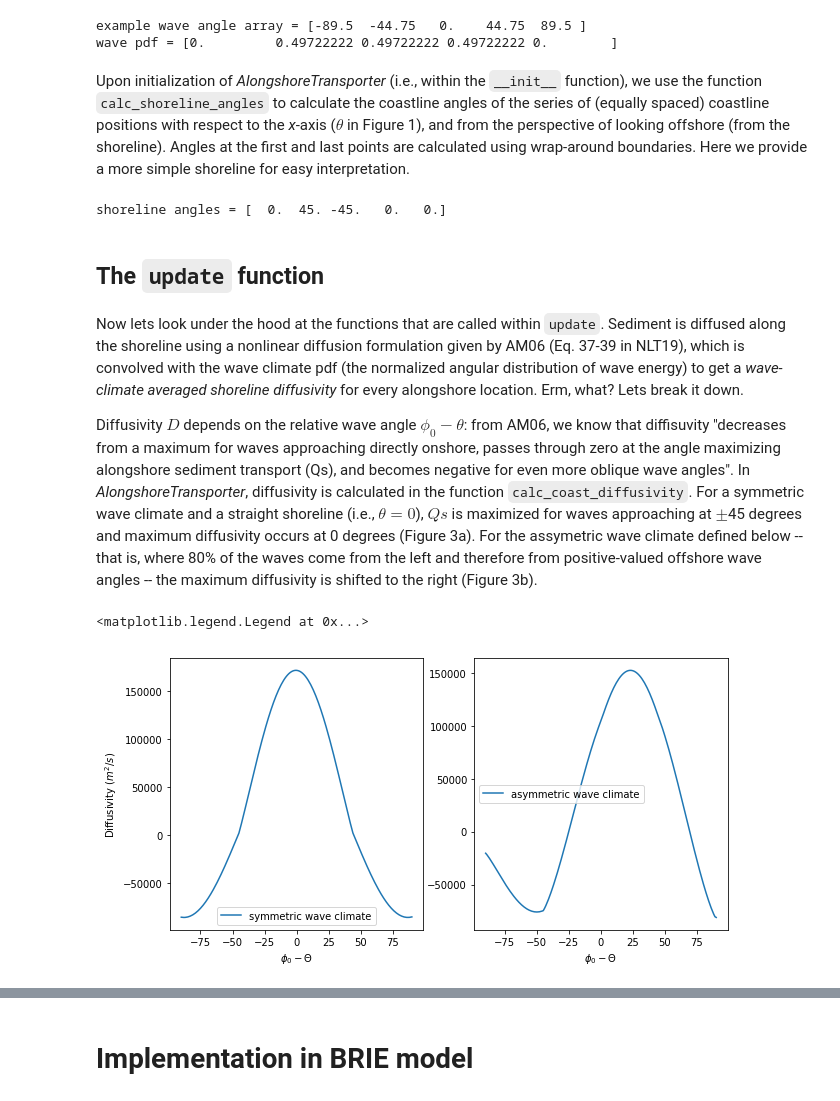
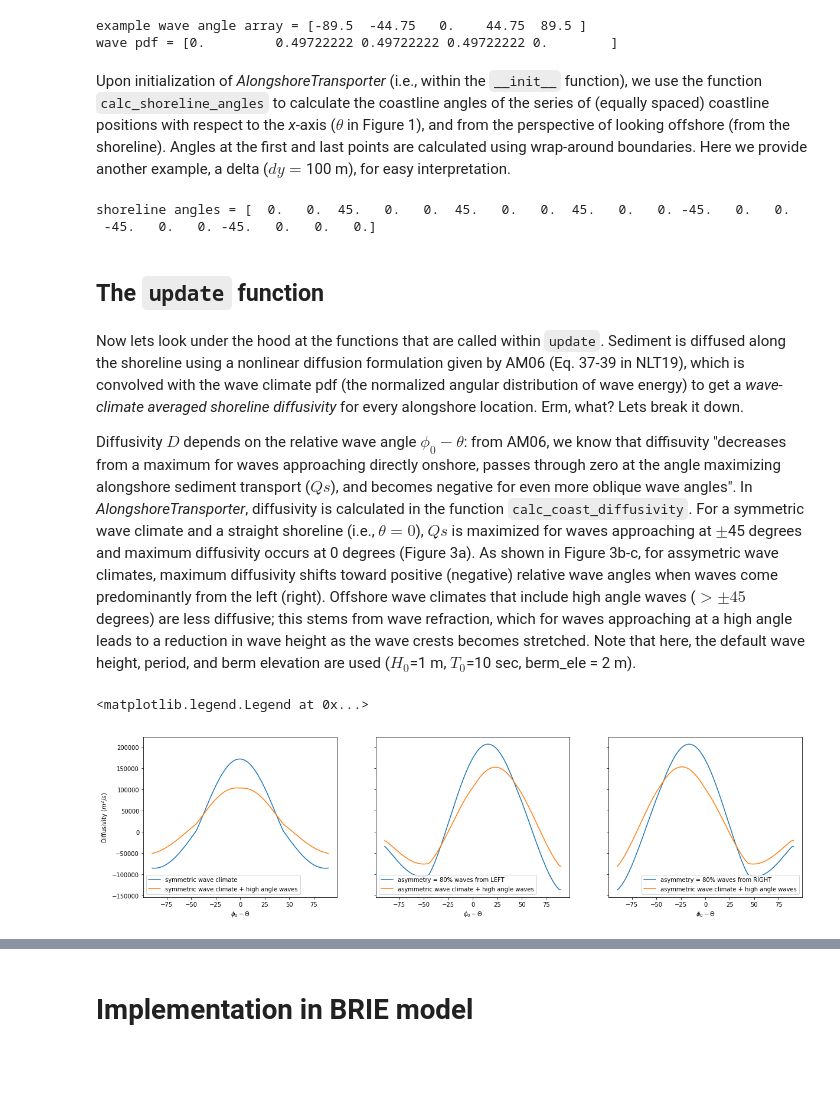
Before and after one commit to UNC-CECL/brie, a Jupyter notebook: notebooks/AlongshoreTransporter.ipynb, the cells around one changed output, grey strips where cells are left out. Saved outputs shown, nothing was run; the diff lists cells and outputs as text; code cells hidden in the pictures; blank space fills up the shorter version.

```diff
--- a/notebooks/AlongshoreTransporter.ipynb
+++ b/notebooks/AlongshoreTransporter.ipynb
@@ -59,53 +58,53 @@ print('wave pdf =', waves.pdf(np.deg2rad(angle_array)) * np.deg2rad(step))
 example wave angle array = [-89.5  -44.75   0.    44.75  89.5 ]
 wave pdf = [0.         0.49722222 0.49722222 0.49722222 0.        ]
 # %% [markdown]
-Upon initialization of *AlongshoreTransporter* (i.e., within the `__init__` function), we use the function `calc_shoreline_angles` to calculate the coastline angles of the series of (equally spaced) coastline positions with respect to the *x*-axis ($\theta$ in Figure 1), and from the perspective of looking offshore (from the shoreline). Angles at the first and last points are calculated using wrap-around boundaries. Here we provide a more simple shoreline for easy interpretation.
+Upon initialization of *AlongshoreTransporter* (i.e., within the `__init__` function), we use the function `calc_shoreline_angles` to calculate the coastline angles of the series of (equally spaced) coastline positions with respect to the *x*-axis ($\theta$ in Figure 1), and from the perspective of looking offshore (from the shoreline). Angles at the first and last points are calculated using wrap-around boundaries. Here we provide another example, a delta ($dy=$100 m), for easy interpretation.
 # %%
 # calculate shoreline angles
-shoreline_x = [0, 0, 1, 0, 0]  # shoreline array
-dy = 1  # m
+shoreline_x = [0, 0, 0, 100, 100, 100, 200, 200, 200, 300, 300, 300, 200, 200, 200, 100, 100, 100, 0, 0, 0]
+dy = 100  # m
 shoreline_angles = calc_shoreline_angles(shoreline_x, spacing=dy)
 print('shoreline angles =', np.rad2deg(shoreline_angles))
 # %% [output]
-shoreline angles = [  0.  45. -45.   0.   0.]
+shoreline angles = [  0.   0.  45.   0.   0.  45.   0.   0.  45.   0.   0. -45.   0.   0.
+ -45.   0.   0. -45.   0.   0.   0.]
 # %% [markdown]
 ## The `update` function
 # %% [markdown]
 Now lets look under the hood at the functions that are called within `update`. Sediment is diffused along the shoreline using a nonlinear diffusion formulation given by AM06 (Eq. 37-39 in NLT19), which is convolved with the wave climate pdf (the normalized angular distribution of wave energy) to get a *wave-climate averaged shoreline diffusivity* for every alongshore location. Erm, what? Lets break it down.
 
-Diffusivity $D$ depends on the relative wave angle $\phi_0-\theta$: from AM06, we know that diffisuvity "decreases from a maximum for waves approaching directly onshore, passes through zero at the angle maximizing alongshore sediment transport (Qs), and becomes negative for even more oblique wave angles". In *AlongshoreTransporter*, diffusivity is calculated in the function `calc_coast_diffusivity`. For a symmetric wave climate and a straight shoreline (i.e., $\theta=0$), $Qs$ is maximized for waves approaching at $\pm$45 degrees and maximum diffusivity occurs at 0 degrees (Figure 3a). For the assymetric wave climate defined below -- that is, where 80% of the waves come from the left and therefore from positive-valued offshore wave angles -- the maximum diffusivity is shifted to the right (Figure 3b).
+Diffusivity $D$ depends on the relative wave angle $\phi_0-\theta$: from AM06, we know that diffisuvity "decreases from a maximum for waves approaching directly onshore, passes through zero at the angle maximizing alongshore sediment transport ($Qs$), and becomes negative for even more oblique wave angles". In *AlongshoreTransporter*, diffusivity is calculated in the function `calc_coast_diffusivity`. For a symmetric wave climate and a straight shoreline (i.e., $\theta=0$), $Qs$ is maximized for waves approaching at $\pm$45 degrees and maximum diffusivity occurs at 0 degrees (Figure 3a). As shown in Figure 3b-c, for assymetric wave climates, maximum diffusivity shifts toward positive (negative) relative wave angles when waves come predominantly from the left (right). Offshore wave climates that include high angle waves ($>\pm 45$ degrees) are less diffusive; this stems from wave refraction, which for waves approaching at a high angle leads to a reduction in wave height as the wave crests becomes stretched. Note that here, the default wave height, period, and berm elevation are used ($H_0$=1 m, $T_0$=10 sec, berm_ele = 2 m).
-# %%
-# symmetric wave climate
-n_bins = 181  # The number of bins used for the wave resolution: if 181, symmetrical about zero, spaced by 1 deg
-# waves_sym = WaveAngleGenerator(asymmetry=0.5, high_fraction=0)
-waves_sym = ashton(a=0.5, h=0, loc=-np.pi/2, scale=np.pi)
-coast_diff_sym, coast_diff_phi0_theta = calc_coast_diffusivity(
-    waves_sym.pdf, shoreline_angles, wave_height=1.0, wave_period=10.0, berm_ele=2.0, n_bins=n_bins
-)
-
-# plot diffusivity as a function of relative wave angle
-plt.figure(figsize=(10,5))
-plt.subplot(1, 2, 1)
-# rel_wave_angles, step = np.linspace(-89.5, 89.5, 180, retstep=True)  # here, one degree of resolution per bin
-rel_wave_angles, step = np.linspace(-90, 90, n_bins, retstep=True)  # here, one degree of resolution per bin
-plt.plot(rel_wave_angles, coast_diff_phi0_theta)
-plt.xlabel('$\phi_0 - \Theta$')
-plt.ylabel('Diffusivity ($m^2/s$)')
-plt.legend(["symmetric wave climate"])
-
-# assymetric wave climate with some high angle waves (80% coming from the left)
-# waves_asym = WaveAngleGenerator(asymmetry=0.2, high_fraction=0.2)
-waves_asym = ashton(a=0.2, h=0.2, loc=-np.pi/2, scale=np.pi)
-coast_diff_asym, coast_diff_phi0_theta = calc_coast_diffusivity(
-    waves_asym.pdf, shoreline_angles, wave_height=1.0, wave_period=10.0, berm_ele=2.0, n_bins=n_bins
-)
-
-# plot diffusivity as a function of relative wave angle
-plt.subplot(1, 2, 2)
-plt.plot(rel_wave_angles, coast_diff_phi0_theta)
-plt.xlabel('$\phi_0 - \Theta$')
-plt.legend(['asymmetric wave climate'])
-# %% [output]
-<matplotlib.legend.Legend at 0x...>
-[figure, removed]
+# %%
+n_bins = 181  # The number of bins used for the wave resolution: if 181, symmetrical about zero, spaced by 1 deg
+rel_wave_angles, step = np.linspace(-90, 90, n_bins, retstep=True)  # here, one degree of resolution per bin
+fig, axs = plt.subplots(1, 3, figsize=(20, 5), sharey=True)
+
+for ax in axs.flat:
+    ax.set(xlabel='$\phi_0 - \Theta$')
+
+axs[0].set(ylabel='Diffusivity ($m^2/s$)')
+
+def plot_diffusivity(iAx, assymetry, highness):
+    wave_dist = ashton(a=assymetry, h=highness, loc=-np.pi/2, scale=np.pi)
+    coast_diff, coast_diff_phi0_theta = calc_coast_diffusivity(wave_dist.pdf, shoreline_angles, n_bins=n_bins)
+    axs[iAx].plot(rel_wave_angles, coast_diff_phi0_theta)  # plot diffusivity as a function of relative wave angle
+    return wave_dist, coast_diff, coast_diff_phi0_theta
+
+# symmetric wave climate
+waves_sym, coast_diff_sym, coast_diff_phi0_theta_sym = plot_diffusivity(iAx=0, assymetry=0.5, highness=0)
+waves_sym_high, coast_diff_sym_high, coast_diff_phi0_theta_sym_high = plot_diffusivity(iAx=0, assymetry=0.5, highness=0.2)
+axs[0].legend(["symmetric wave climate", "symmetric wave climate + high angle waves"])
+
+# asymmetric wave climate (80% coming from the LEFT)
+waves_asym_left, coast_diff_asym_left, coast_diff_phi0_theta_asym_left = plot_diffusivity(iAx=1, assymetry=0.2, highness=0)
+waves_asym_high_left, coast_diff_asym_high_left, coast_diff_phi0_theta_asym_high_left = plot_diffusivity(iAx=1, assymetry=0.2, highness=0.2)
+axs[1].legend(['asymmetry = 80% waves from LEFT', 'asymmetric wave climate + high angle waves'])
+
+# asymmetric wave climate (80% coming from the RIGHT)
+waves_asym_right, coast_diff_asym_right, coast_diff_phi0_theta_asym_right = plot_diffusivity(iAx=2, assymetry=0.8, highness=0)
+waves_asym_high_right, coast_diff_asym_high_right, coast_diff_phi0_theta_asym_high_right = plot_diffusivity(iAx=2, assymetry=0.8, highness=0.2)
+axs[2].legend(['asymmetry = 80% waves from RIGHT', 'asymmetric wave climate + high angle waves'])
+# %% [output]
+<matplotlib.legend.Legend at 0x...>
+[figure, added]
 # %% [markdown]
```
Also changed, not shown: parts of 11 cells of this notebook.
